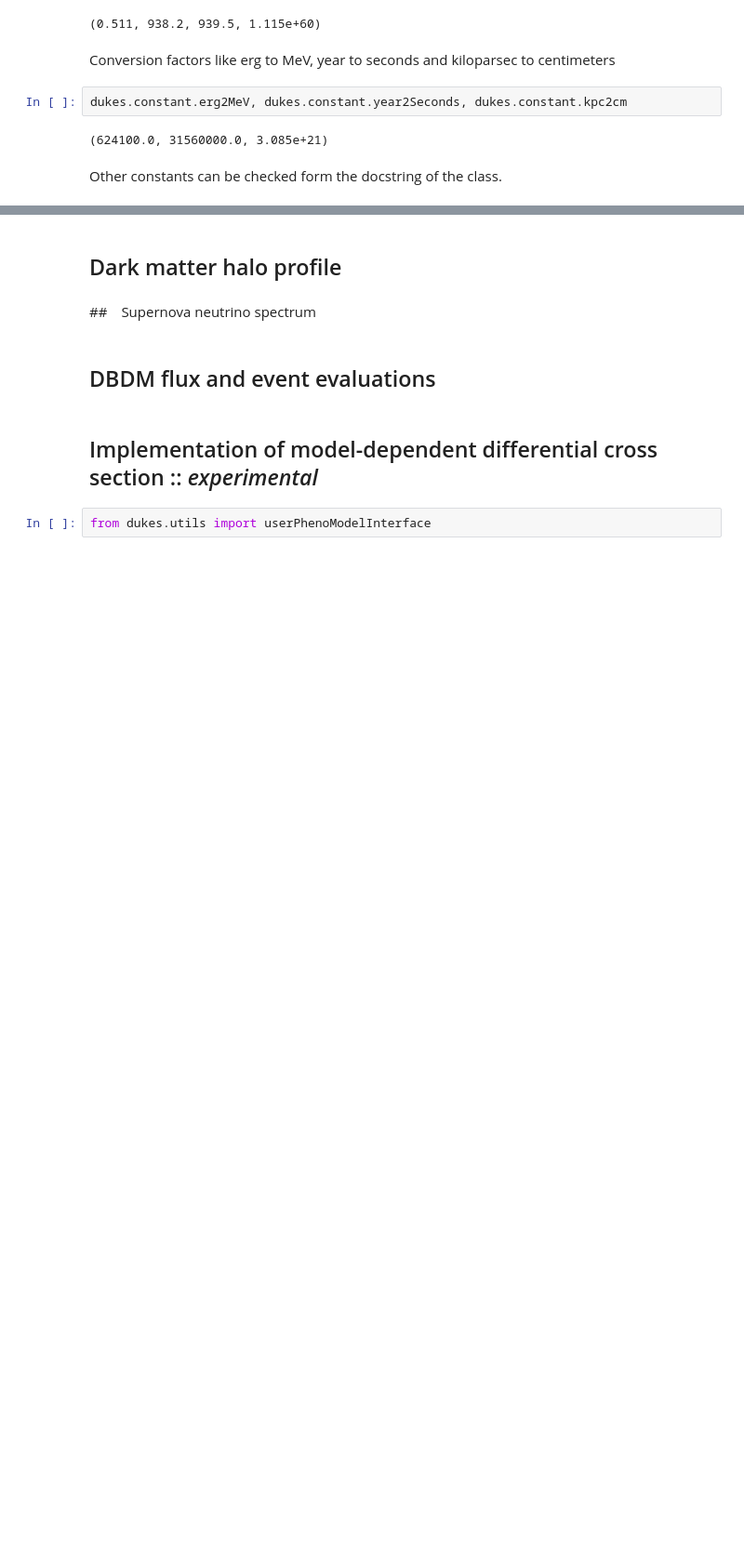
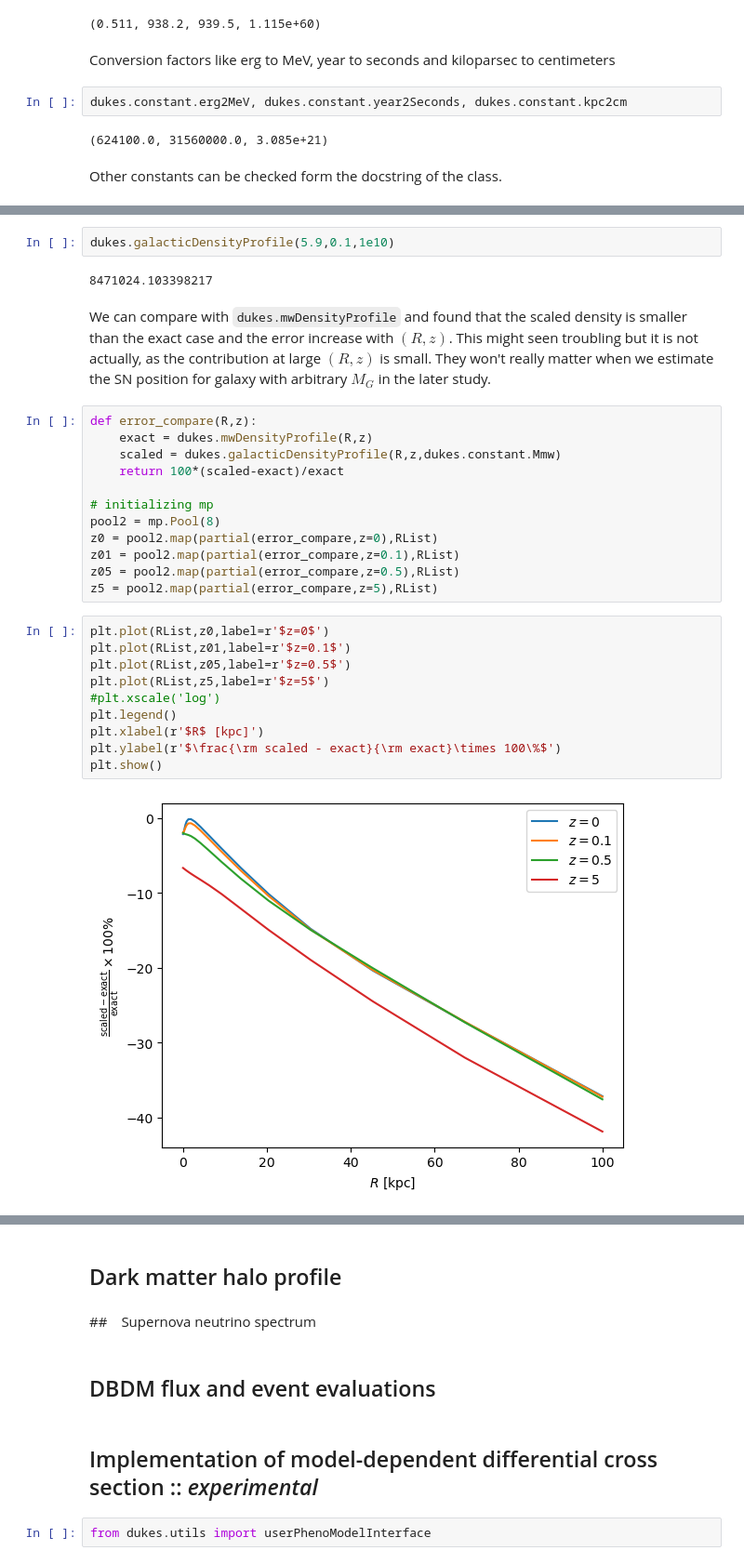
Before and after one commit to yenhsunlin/dukes, a Jupyter notebook: tutorial/tutorial.ipynb, the cells around one changed output, grey strips where cells are left out. Shown: that part at 93% size. Cells and saved outputs as stored; diff of their text form; blank space fills up the shorter version.

```diff
--- a/tutorial/tutorial.ipynb
+++ b/tutorial/tutorial.ipynb
@@ -32,0 +67,30 @@ Other constants can be checked form the docstring of the class.
+# %%
+dukes.galacticDensityProfile(5.9,0.1,1e10)
+# %% [output]
+8471024.103398217
+# %% [markdown]
+We can compare with `dukes.mwDensityProfile` and found that the scaled density is smaller than the exact case and the error increase with $(R,z)$. This might seen troubling but it is not actually, as the contribution at large $(R,z)$ is small. They won't really matter when we estimate the SN position for galaxy with arbitrary $M_G$ in the later study.
+# %%
+def error_compare(R,z):
+    exact = dukes.mwDensityProfile(R,z)
+    scaled = dukes.galacticDensityProfile(R,z,dukes.constant.Mmw)
+    return 100*(scaled-exact)/exact
+
+# initializing mp
+pool2 = mp.Pool(8)
+z0 = pool2.map(partial(error_compare,z=0),RList)
+z01 = pool2.map(partial(error_compare,z=0.1),RList)
+z05 = pool2.map(partial(error_compare,z=0.5),RList)
+z5 = pool2.map(partial(error_compare,z=5),RList)
+# %%
+plt.plot(RList,z0,label=r'$z=0$')
+plt.plot(RList,z01,label=r'$z=0.1$')
+plt.plot(RList,z05,label=r'$z=0.5$')
+plt.plot(RList,z5,label=r'$z=5$')
+#plt.xscale('log')
+plt.legend()
+plt.xlabel(r'$R$ [kpc]')
+plt.ylabel(r'$\frac{\rm scaled - exact}{\rm exact}\times 100\%$')
+plt.show()
+# %% [output]
+[figure, added]
```
Also changed, not shown: parts of 9 cells of this notebook.
